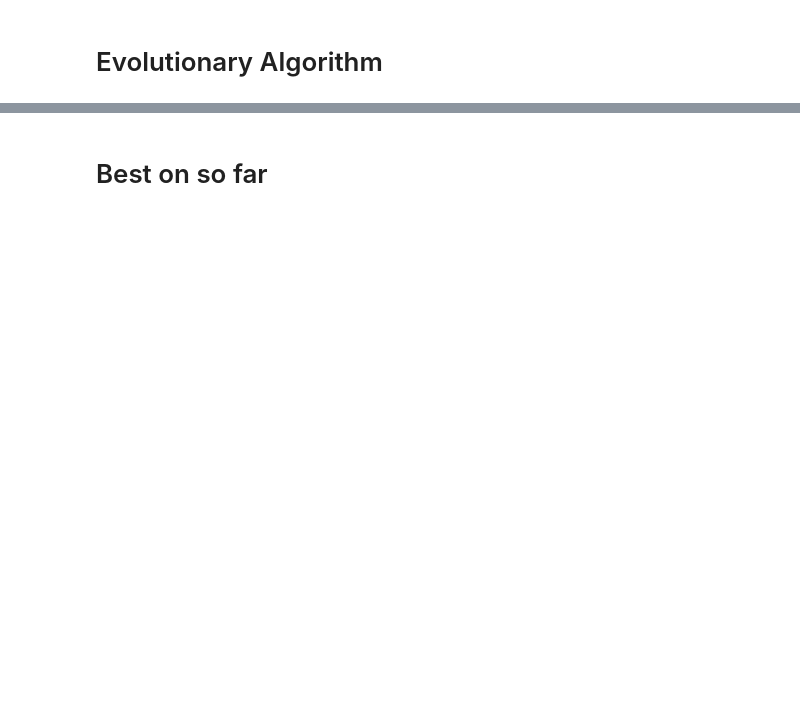
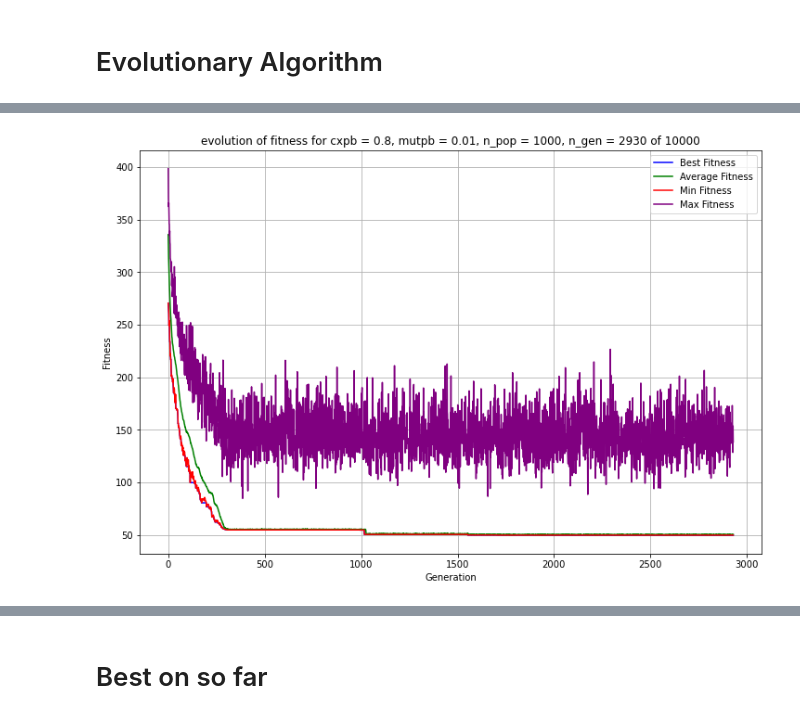
Before and after one commit to leobt23/Computational_Intelligence_forIOT, a Jupyter notebook: project_3_evolution_algorithms/main.ipynb, the cells around one changed output, grey strips where cells are left out. Saved outputs shown, nothing was run; the diff lists cells and outputs as text; code cells hidden in the pictures; blank space fills up the shorter version.

```diff
--- a/project_3_evolution_algorithms/main.ipynb
+++ b/project_3_evolution_algorithms/main.ipynb
@@ -86,0 +421,4 @@ toolbox.register("evaluate", evalTSP)
+# %%
+plot_evolution(["fitness", "avg", "min", "max"], prob_crossover, prob_mutation, n_populations, gen)
+# %% [output]
+[figure, added]
```
Also changed, not shown: parts of 28 cells of this notebook, 10 other files.
